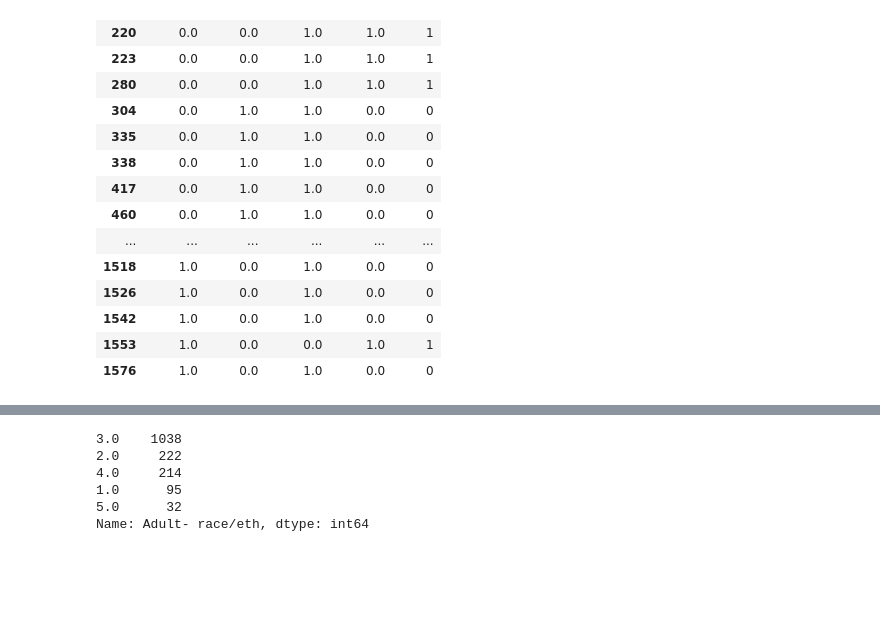
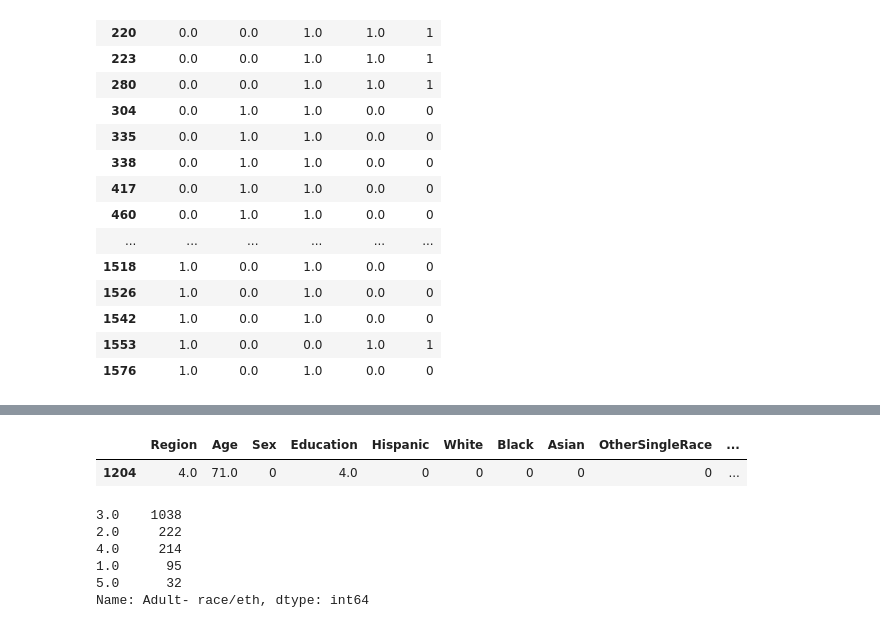
Before and after one commit to tianchu-shu/NWMSS, a Jupyter notebook: census_data.ipynb, the cells around one changed output, grey strips where cells are left out. Cells and saved outputs as stored; diff of their text form; code cells hidden in the pictures; blank space fills up the shorter version.

```diff
--- a/census_data.ipynb
+++ b/census_data.ipynb
@@ -256,3 +245,8 @@ adults[['Hispanic','White', 'Black','Asian', 'OtherSingleRace', 'White/Black', '
 # %%
 race =['White', 'Black','Asian', 'OtherSingleRace', 'White/Black', 'White/Asian', 'Black/Asian',
        'Multi']
+# %%
+adults[adults['sum'] == 3][keep]
+# %% [output]
+|  | Region | Age | Sex | Education | Hispanic | White | Black | Asian | OtherSingleRace | ... |
+| 1204 | 4.0 | 71.0 | 0 | 4.0 | 0 | 0 | 0 | 0 | 0 | ... |
```
Also changed, not shown: parts of 12 cells of this notebook.
